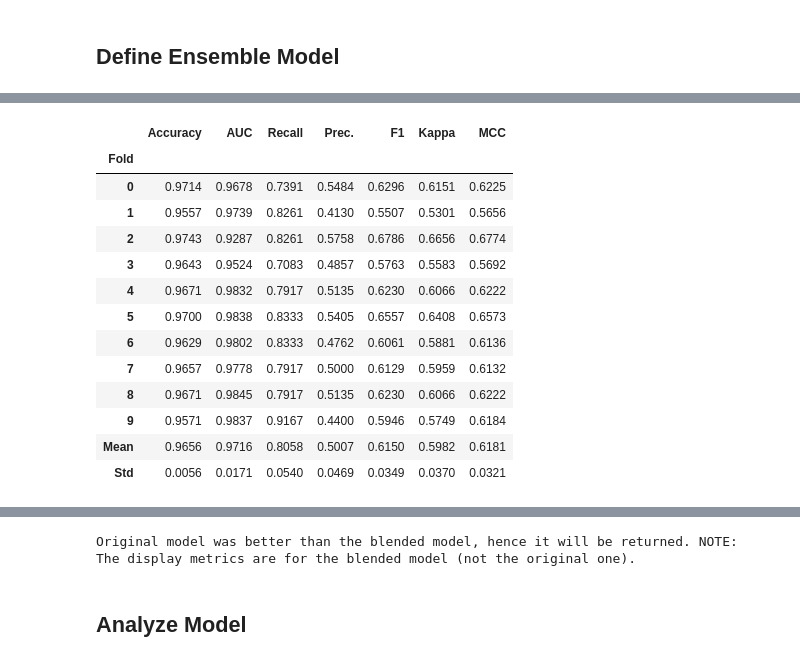
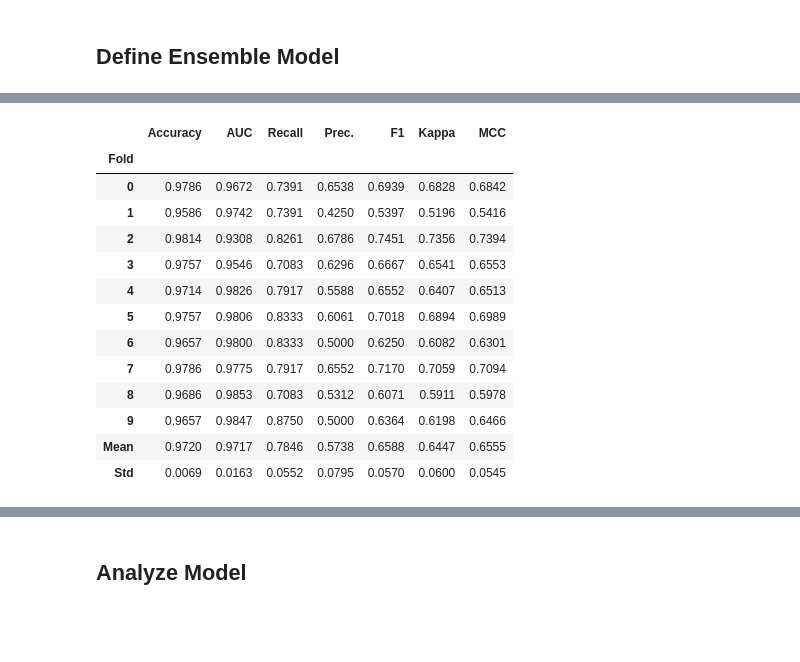
Before and after one commit to Algoritma-dan-Pemrograman-ITS/modul-pkt, a Jupyter notebook: Materi 4 Klasifikasi/lanjutan/Klasifikasi_dengan_PyCaret_SMOTE_01.ipynb, the cells around one changed output, grey strips where cells are left out. Saved outputs shown, nothing was run; the diff lists cells and outputs as text; code cells hidden in the pictures; blank space fills up the shorter version.

```diff
--- a/Materi 4 Klasifikasi/lanjutan/Klasifikasi_dengan_PyCaret_SMOTE_01.ipynb
+++ b/Materi 4 Klasifikasi/lanjutan/Klasifikasi_dengan_PyCaret_SMOTE_01.ipynb
@@ -358,26 +299,24 @@ Original model was better than the tuned model, hence it will be returned. NOTE:
 # %%
 blender = blend_models(
-    tuned_models,
-    choose_better=True
+    best_models_top
     )
 # %% [output]
 [interactive output not drawn]
 |  | Accuracy | AUC | Recall | Prec. | F1 | Kappa | MCC |
 | Fold |  |  |  |  |  |  |  |
-| 0 | 0.9714 | 0.9678 | 0.7391 | 0.5484 | 0.6296 | 0.6151 | 0.6225 |
-| 1 | 0.9557 | 0.9739 | 0.8261 | 0.4130 | 0.5507 | 0.5301 | 0.5656 |
-| 2 | 0.9743 | 0.9287 | 0.8261 | 0.5758 | 0.6786 | 0.6656 | 0.6774 |
-| 3 | 0.9643 | 0.9524 | 0.7083 | 0.4857 | 0.5763 | 0.5583 | 0.5692 |
-| 4 | 0.9671 | 0.9832 | 0.7917 | 0.5135 | 0.6230 | 0.6066 | 0.6222 |
-| 5 | 0.9700 | 0.9838 | 0.8333 | 0.5405 | 0.6557 | 0.6408 | 0.6573 |
-| 6 | 0.9629 | 0.9802 | 0.8333 | 0.4762 | 0.6061 | 0.5881 | 0.6136 |
-| 7 | 0.9657 | 0.9778 | 0.7917 | 0.5000 | 0.6129 | 0.5959 | 0.6132 |
-| 8 | 0.9671 | 0.9845 | 0.7917 | 0.5135 | 0.6230 | 0.6066 | 0.6222 |
-| 9 | 0.9571 | 0.9837 | 0.9167 | 0.4400 | 0.5946 | 0.5749 | 0.6184 |
-| Mean | 0.9656 | 0.9716 | 0.8058 | 0.5007 | 0.6150 | 0.5982 | 0.6181 |
-| Std | 0.0056 | 0.0171 | 0.0540 | 0.0469 | 0.0349 | 0.0370 | 0.0321 |
+| 0 | 0.9786 | 0.9672 | 0.7391 | 0.6538 | 0.6939 | 0.6828 | 0.6842 |
+| 1 | 0.9586 | 0.9742 | 0.7391 | 0.4250 | 0.5397 | 0.5196 | 0.5416 |
+| 2 | 0.9814 | 0.9308 | 0.8261 | 0.6786 | 0.7451 | 0.7356 | 0.7394 |
+| 3 | 0.9757 | 0.9546 | 0.7083 | 0.6296 | 0.6667 | 0.6541 | 0.6553 |
+| 4 | 0.9714 | 0.9826 | 0.7917 | 0.5588 | 0.6552 | 0.6407 | 0.6513 |
+| 5 | 0.9757 | 0.9806 | 0.8333 | 0.6061 | 0.7018 | 0.6894 | 0.6989 |
+| 6 | 0.9657 | 0.9800 | 0.8333 | 0.5000 | 0.6250 | 0.6082 | 0.6301 |
+| 7 | 0.9786 | 0.9775 | 0.7917 | 0.6552 | 0.7170 | 0.7059 | 0.7094 |
+| 8 | 0.9686 | 0.9853 | 0.7083 | 0.5312 | 0.6071 | 0.5911 | 0.5978 |
+| 9 | 0.9657 | 0.9847 | 0.8750 | 0.5000 | 0.6364 | 0.6198 | 0.6466 |
+| Mean | 0.9720 | 0.9717 | 0.7846 | 0.5738 | 0.6588 | 0.6447 | 0.6555 |
+| Std | 0.0069 | 0.0163 | 0.0552 | 0.0795 | 0.0570 | 0.0600 | 0.0545 |
 [interactive output not drawn]
-Original model was better than the blended model, hence it will be returned. NOTE: The display metrics are for the blended model (not the original one).
 # %% [markdown]
 ## Analyze Model
 # %%
```
Also changed, not shown: parts of 8 cells of this notebook, 2 other files.
